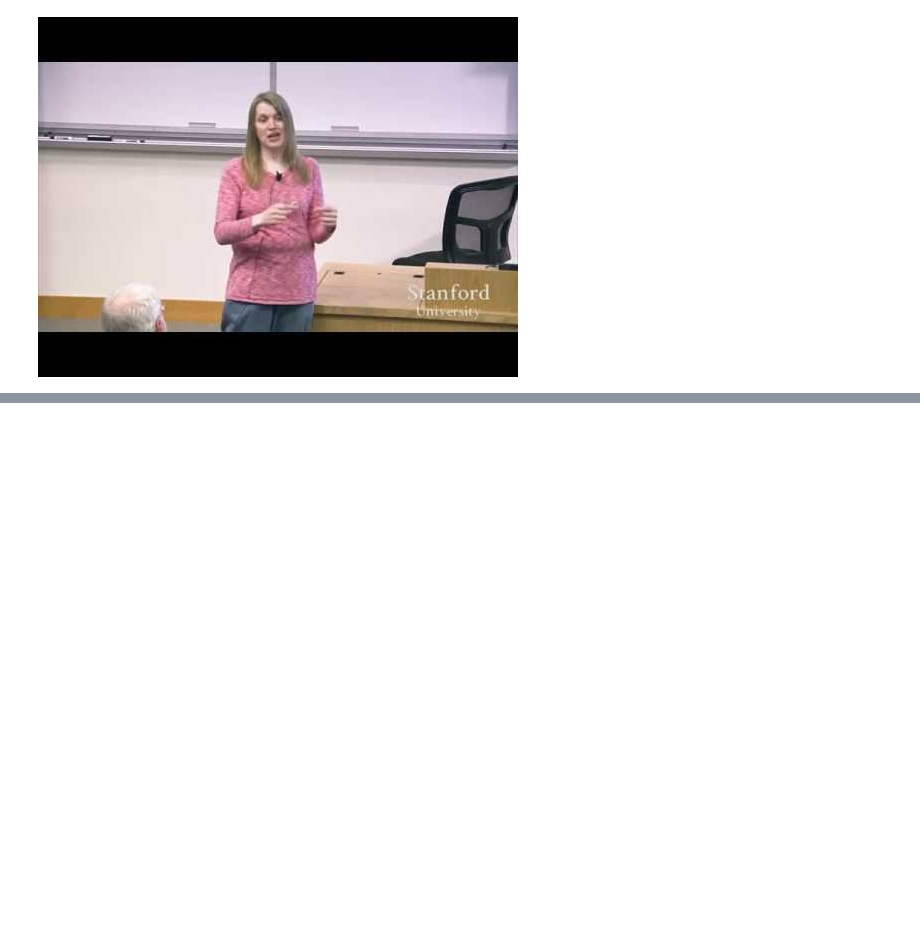
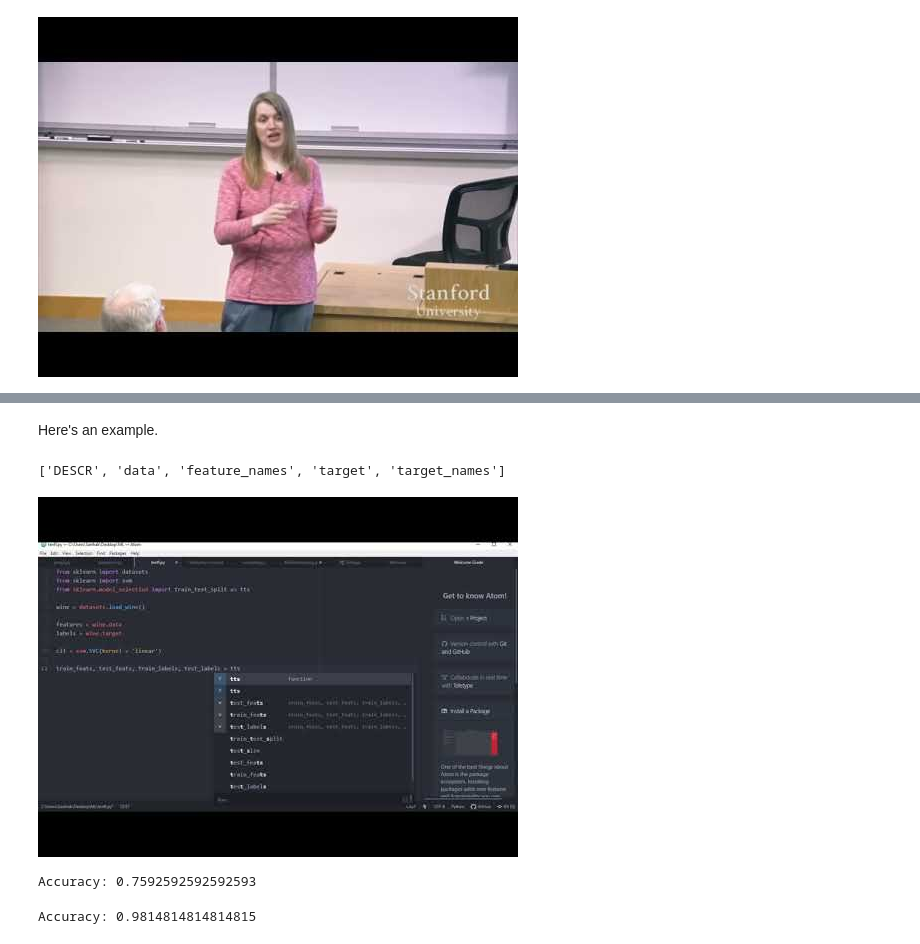
Before and after one commit to 4dsolutions/Curriculum_Development, a Jupyter notebook: IntroDS006.ipynb, the cells around one changed output, grey strips where cells are left out. Saved outputs shown, nothing was run; the diff lists cells and outputs as text; code cells hidden in the pictures; blank space fills up the shorter version.

Commit message:
machine learning bonanza

```diff
--- a/IntroDS006.ipynb
+++ b/IntroDS006.ipynb
@@ -97,0 +132,2 @@ YouTubeVideo('45Oet5qjlms')
+# %% [markdown]
+Here's an example.
@@ -97,0 +138,4 @@ YouTubeVideo('45Oet5qjlms')
+# %%
+dir(wine_data)
+# %% [output]
+['DESCR', 'data', 'feature_names', 'target', 'target_names']
@@ -97,0 +146,4 @@ YouTubeVideo('45Oet5qjlms')
+# %%
+YouTubeVideo('lvZsYPoDyfQ')
+# %% [output]
+[figure, added]
@@ -97,0 +159,7 @@ YouTubeVideo('45Oet5qjlms')
+# %%
+#Import scikit-learn metrics module for accuracy calculation
+from sklearn import metrics
+# Model Accuracy, how often is the classifier correct?
+print("Accuracy:",metrics.accuracy_score(y_test, y_pred))
+# %% [output]
+Accuracy: 0.7592592592592593
@@ -97,0 +175,4 @@ YouTubeVideo('45Oet5qjlms')
+# %%
+print("Accuracy:",metrics.accuracy_score(y_test, y_pred))
+# %% [output]
+Accuracy: 0.9814814814814815
```
Also changed, not shown: parts of 18 cells of this notebook, 2 other files.
